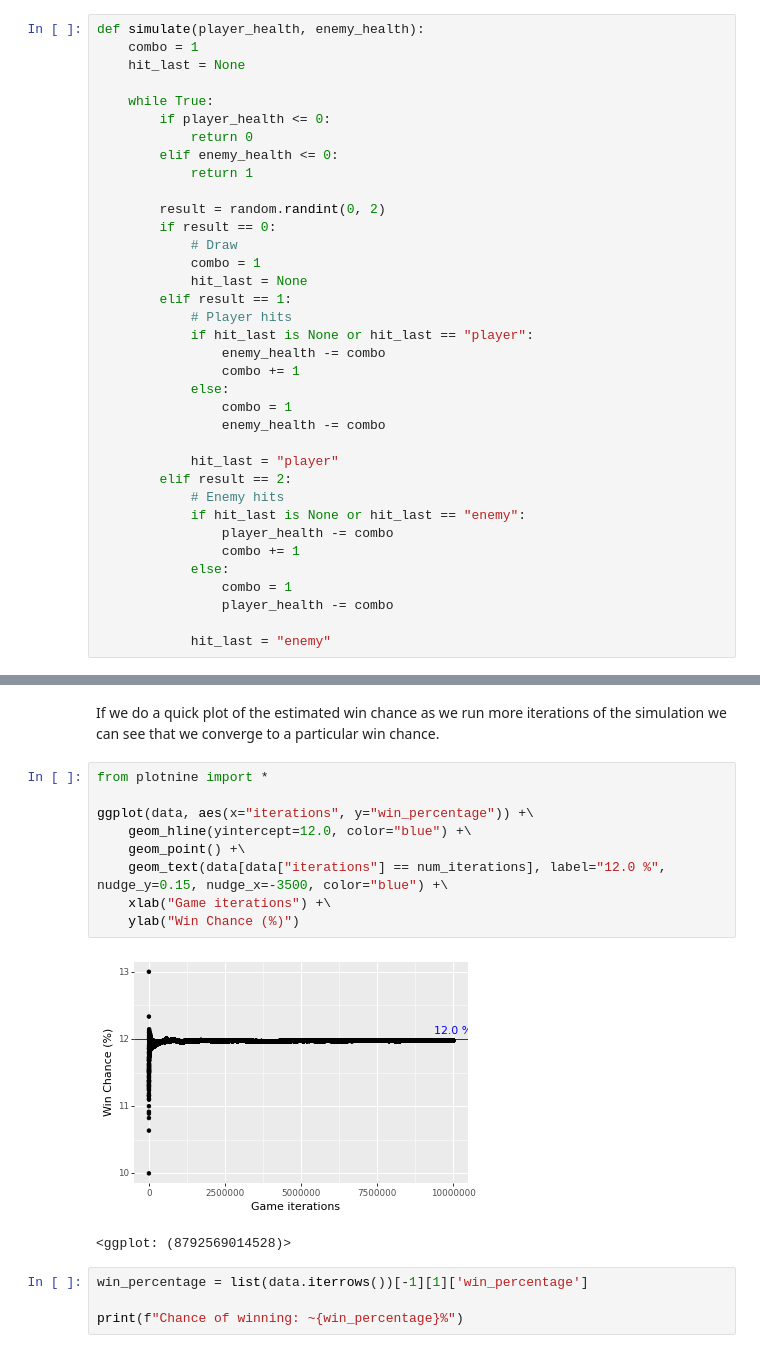
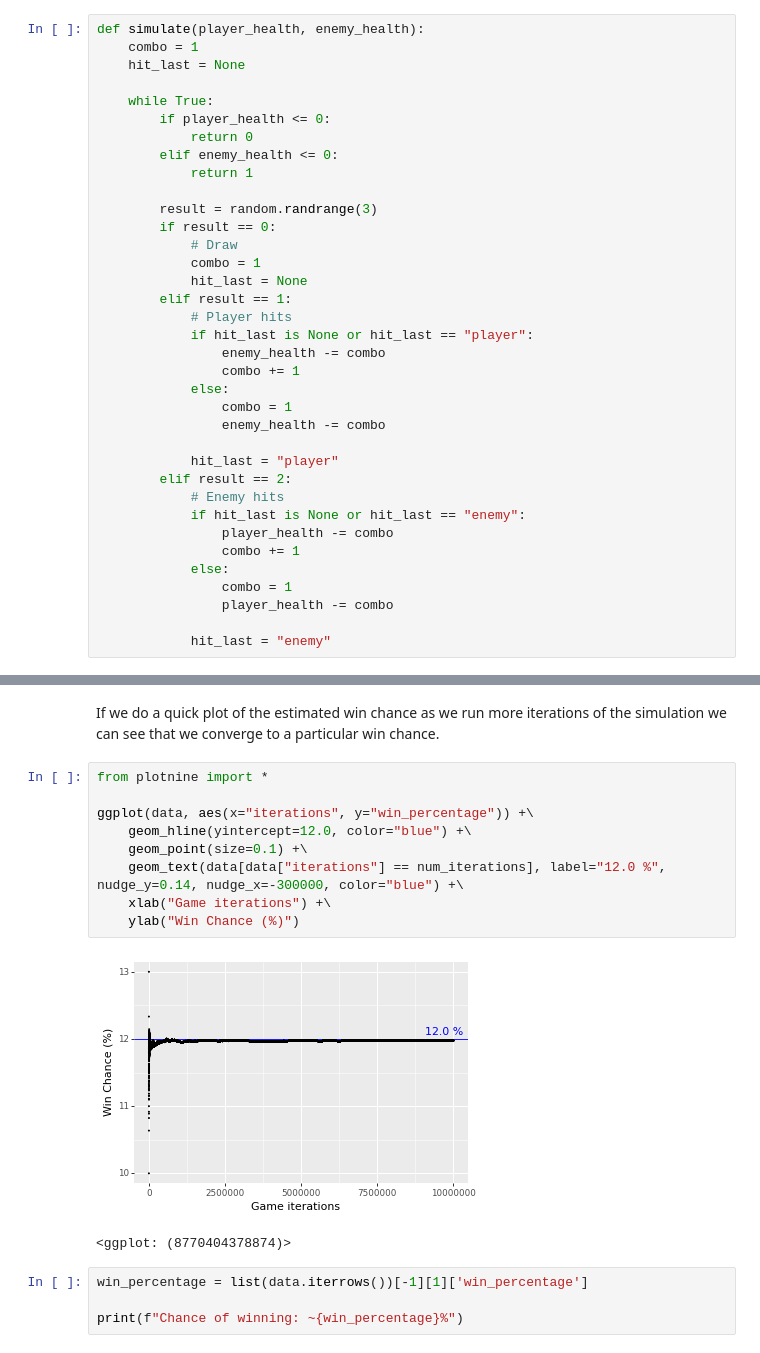
Before and after one commit to ExcaliburZero/omori_pet_rocks, a Jupyter notebook: Analysis.ipynb, the cells around one changed output, grey strips where cells are left out. Cells and saved outputs as stored; diff of their text form.

```diff
--- a/Analysis.ipynb
+++ b/Analysis.ipynb
@@ -27,7 +33,7 @@ def simulate(player_health, enemy_health):
         elif enemy_health <= 0:
             return 1
 
-        result = random.randint(0, 2)
+        result = random.randrange(3)
         if result == 0:
             # Draw
             combo = 1
@@ -95,15 +103,15 @@ If we do a quick plot of the estimated win chance as we run more iterations of t
 # %%
 from plotnine import *
 
 ggplot(data, aes(x="iterations", y="win_percentage")) +\
     geom_hline(yintercept=12.0, color="blue") +\
-    geom_point() +\
-    geom_text(data[data["iterations"] == num_iterations], label="12.0 %", nudge_y=0.15, nudge_x=-3500, color="blue") +\
+    geom_point(size=0.1) +\
+    geom_text(data[data["iterations"] == num_iterations], label="12.0 %", nudge_y=0.14, nudge_x=-300000, color="blue") +\
     xlab("Game iterations") +\
     ylab("Win Chance (%)")
 # %% [output]
-[figure, old version]
+[figure, new version]
-<ggplot: (8792569014528)>
+<ggplot: (8770404378874)>
 # %%
 win_percentage = list(data.iterrows())[-1][1]['win_percentage']
 
```
Also changed, not shown: parts of 8 cells of this notebook, 1 other file.
